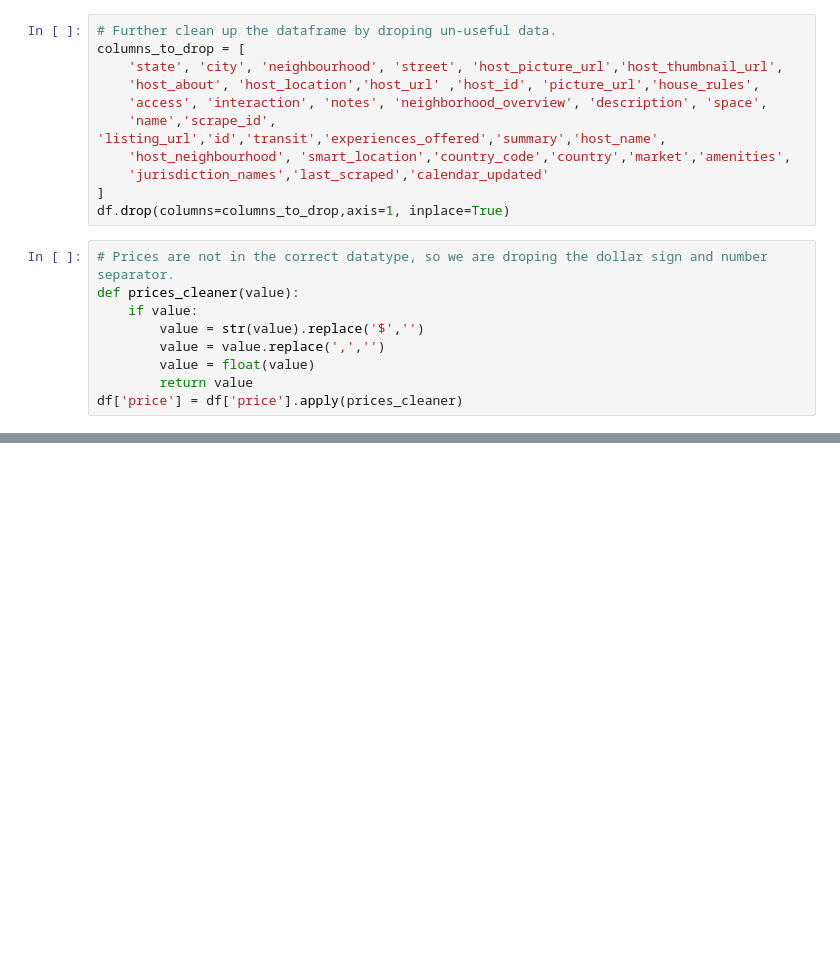
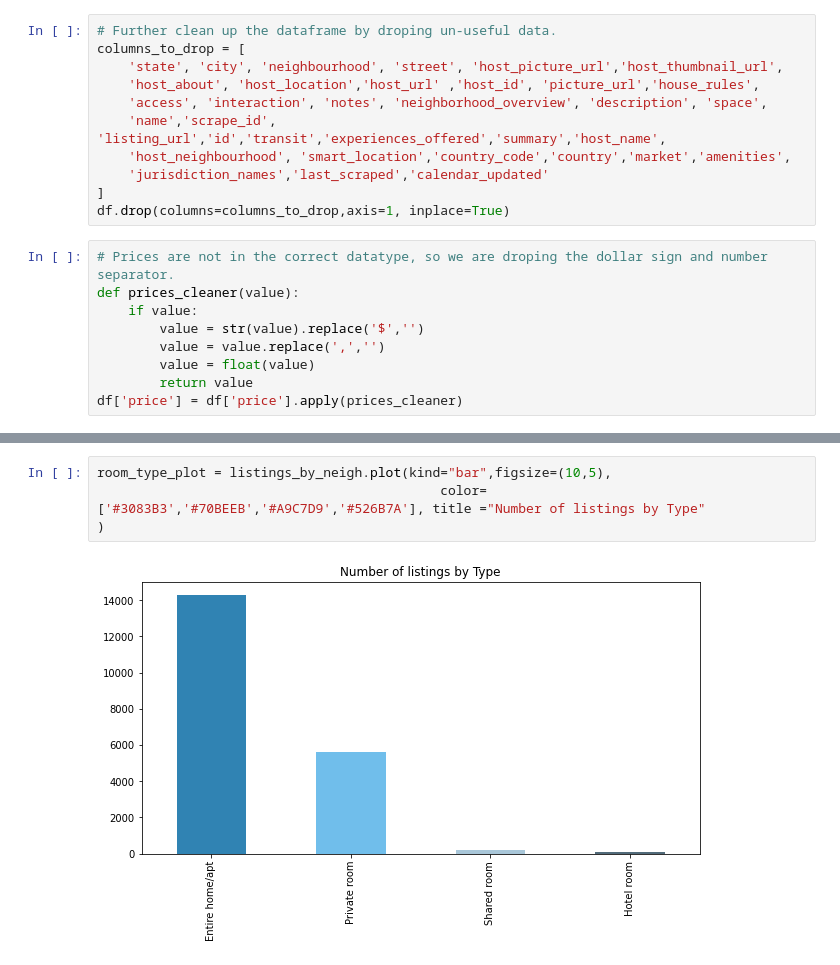
Before and after one commit to FaiBarazi/airbnb_mtl_prices, a Jupyter notebook: airbnb_mtl_prices.ipynb, the cells around one changed output, grey strips where cells are left out. Cells and saved outputs as stored; diff of their text form; blank space fills up the shorter version.

```diff
--- a/airbnb_mtl_prices.ipynb
+++ b/airbnb_mtl_prices.ipynb
@@ -109,0 +148,6 @@ df['price'] = df['price'].apply(prices_cleaner)
+# %%
+room_type_plot = listings_by_neigh.plot(kind="bar",figsize=(10,5),
+                                            color=['#3083B3','#70BEEB','#A9C7D9','#526B7A'], title ="Number of listings by Type"
+)
+# %% [output]
+[figure, added]
```
Also changed, not shown: parts of 13 cells of this notebook.
